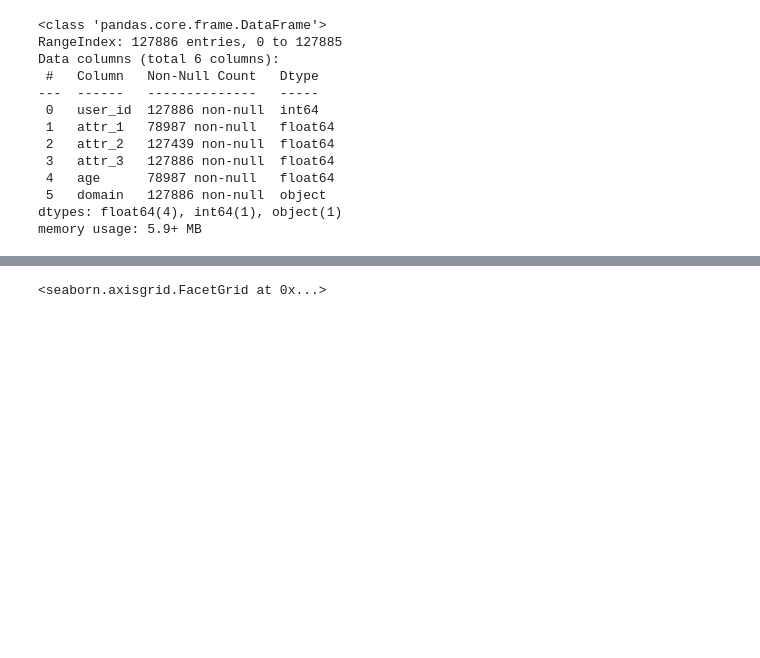
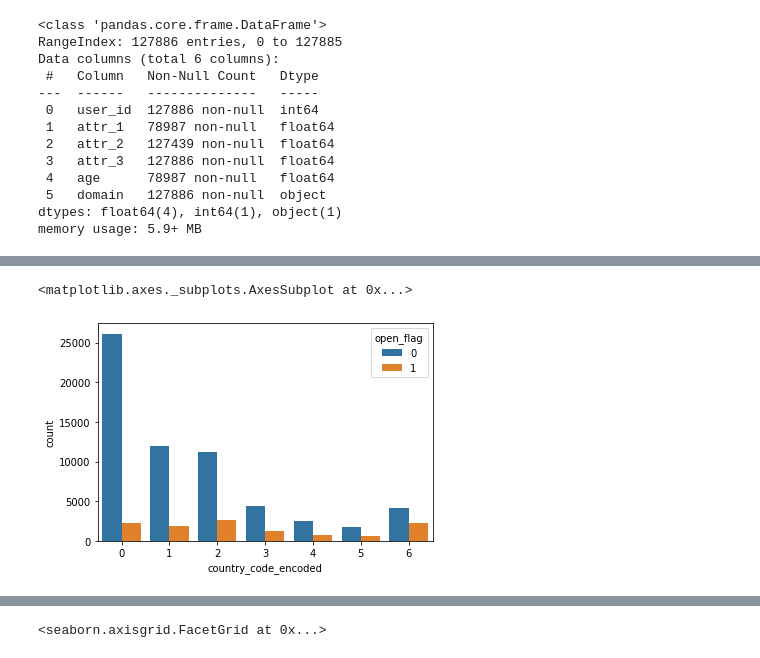
Before and after one commit to TanHaus/Shopee-CodeLeague-2020, a Jupyter notebook: marketing_analytics/explore.ipynb, the cells around one changed output, grey strips where cells are left out. Saved outputs shown, nothing was run; the diff lists cells and outputs as text; code cells hidden in the pictures; blank space fills up the shorter version.

```diff
--- a/marketing_analytics/explore.ipynb
+++ b/marketing_analytics/explore.ipynb
@@ -238,0 +159,2 @@ Length: 47, dtype: datetime64[ns, pytz.FixedOffset(480)]
+# %%
+new_train = pd.merge(train, users, left_on='user_id', right_on='user_id', how='inner')
@@ -238,0 +181,3 @@ Length: 47, dtype: datetime64[ns, pytz.FixedOffset(480)]
+# %%
+new_train['day_of_week'] = new_train['grass_date'].dt.dayofweek
+new_train.sample(5).loc[:, ['grass_date', 'day_of_week']]
@@ -238,0 +191,10 @@ Length: 47, dtype: datetime64[ns, pytz.FixedOffset(480)]
+# %%
+def target_encoder(feature, label):
+    ranking = new_train.groupby(feature).apply(lambda df: df[label].sum() / df[label].count())
+    ranking = ranking.sort_values()
+
+    encoder = {x: i for i, x in enumerate(ranking.index)}
+    decoder = {i: x for i, x in enumerate(ranking.index)}
+    return encoder, decoder
+
+target_encoder('domain', 'open_flag')
@@ -238,0 +219,13 @@ Length: 47, dtype: datetime64[ns, pytz.FixedOffset(480)]
+# %%
+all_encoders = {}
+all_decoders = {}
+
+for x in ['country_code', 'domain', 'day_of_week']:
+    encoder, decoder = target_encoder(x, 'open_flag')
+    all_encoders[x] = encoder
+    all_decoders[x] = decoder
+
+    new_train[x + '_encoded'] = new_train[x].map(encoder)
+
+print(all_encoders)
+print(all_decoders)
@@ -238,0 +255,5 @@ Length: 47, dtype: datetime64[ns, pytz.FixedOffset(480)]
+# %%
+sns.countplot(x='country_code_encoded', hue='open_flag', data=new_train)
+# %% [output]
+<matplotlib.axes._subplots.AxesSubplot at 0x...>
+[figure, added]
```
Also changed, not shown: parts of 51 cells of this notebook.
